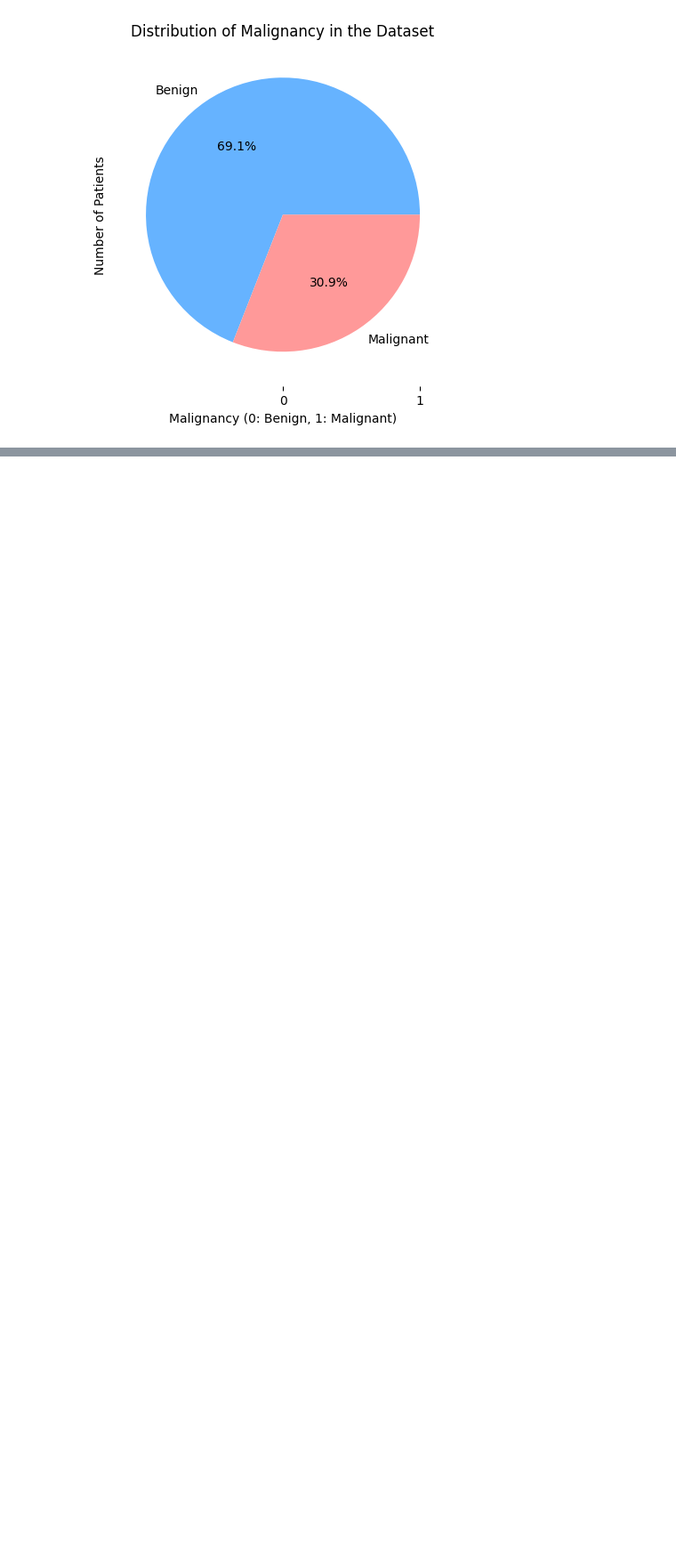
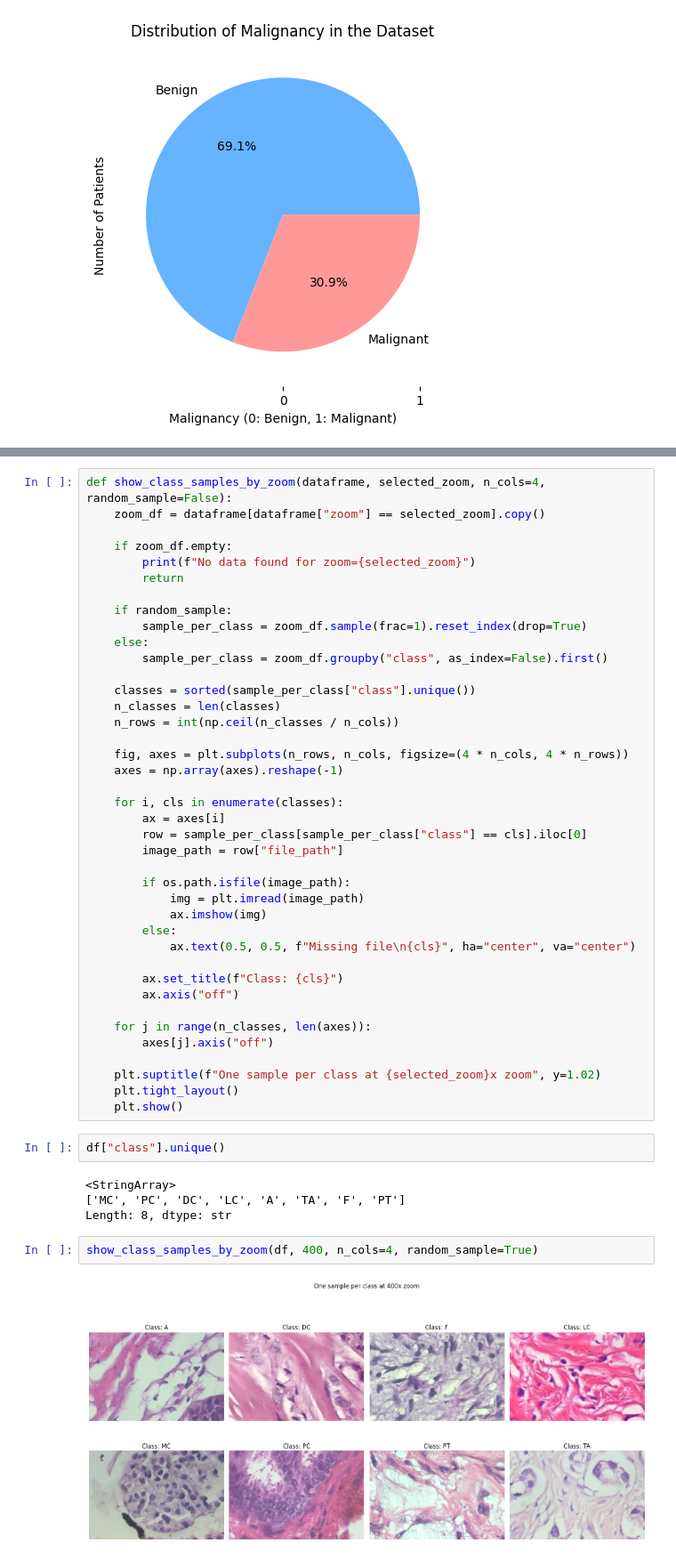
Before and after one commit to sarpustacom/BreastCancerV1, a Jupyter notebook: notebook_analysis.ipynb, the cells around one changed output, grey strips where cells are left out. Shown at 89% size. Saved outputs shown, nothing was run; the diff lists cells and outputs as text; blank space fills up the shorter version.

```diff
--- a/notebook_analysis.ipynb
+++ b/notebook_analysis.ipynb
@@ -123,0 +110,50 @@ is_malign
+# %%
+def show_class_samples_by_zoom(dataframe, selected_zoom, n_cols=4, random_sample=False):
+    zoom_df = dataframe[dataframe["zoom"] == selected_zoom].copy()
+
+    if zoom_df.empty:
+        print(f"No data found for zoom={selected_zoom}")
+        return
+
+    if random_sample:
+        sample_per_class = zoom_df.sample(frac=1).reset_index(drop=True)
+    else:
+        sample_per_class = zoom_df.groupby("class", as_index=False).first()
+
+    classes = sorted(sample_per_class["class"].unique())
+    n_classes = len(classes)
+    n_rows = int(np.ceil(n_classes / n_cols))
+
+    fig, axes = plt.subplots(n_rows, n_cols, figsize=(4 * n_cols, 4 * n_rows))
+    axes = np.array(axes).reshape(-1)
+
+    for i, cls in enumerate(classes):
+        ax = axes[i]
+        row = sample_per_class[sample_per_class["class"] == cls].iloc[0]
+        image_path = row["file_path"]
+
+        if os.path.isfile(image_path):
+            img = plt.imread(image_path)
+            ax.imshow(img)
+        else:
+            ax.text(0.5, 0.5, f"Missing file\n{cls}", ha="center", va="center")
+
+        ax.set_title(f"Class: {cls}")
+        ax.axis("off")
+
+    for j in range(n_classes, len(axes)):
+        axes[j].axis("off")
+
+    plt.suptitle(f"One sample per class at {selected_zoom}x zoom", y=1.02)
+    plt.tight_layout()
+    plt.show()
+# %%
+df["class"].unique()
+# %% [output]
+<StringArray>
+['MC', 'PC', 'DC', 'LC', 'A', 'TA', 'F', 'PT']
+Length: 8, dtype: str
+# %%
+show_class_samples_by_zoom(df, 400, n_cols=4, random_sample=True)
+# %% [output]
+[figure, added]
```
Also changed, not shown: parts of 4 cells of this notebook, 5 other files.
